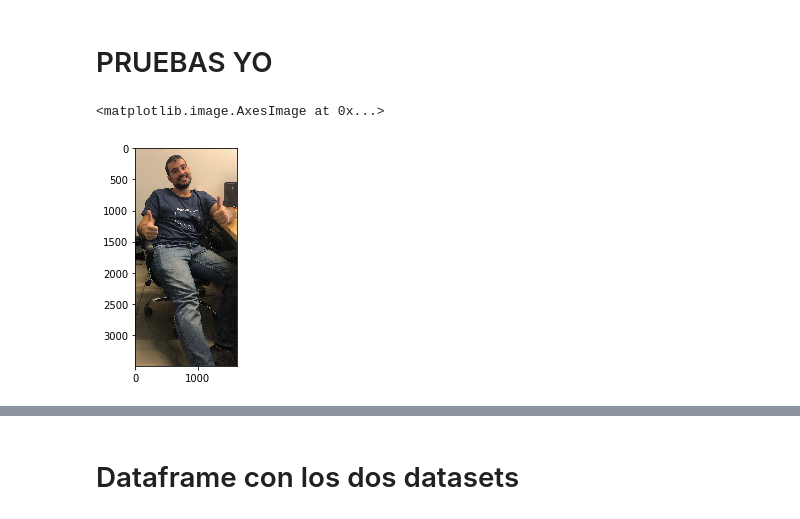
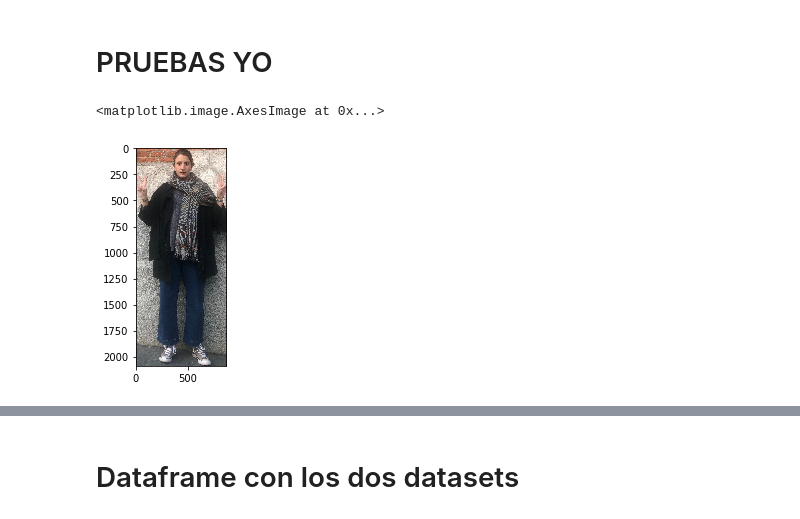
Before and after one commit to isagc/PEOPLE-DETECTING-COUNTING, a Jupyter notebook: no_personas.ipynb, the cells around one changed output, grey strips where cells are left out. Drawn from its saved outputs; the diff is of its cells as text; code cells hidden in the pictures.

```diff
--- a/no_personas.ipynb
+++ b/no_personas.ipynb
@@ -115,10 +116,10 @@ for path in glob.glob('./Imagenes/cropped_nopersonas/*.png'):
 # %% [markdown]
 # PRUEBAS YO
 # %%
-im = cv2.imread('./Imagenes/yo_recortada/IMG_4491.png')
+im = cv2.imread('./Imagenes/yo_recortada/IMG_4490.png')
 im = cv2.cvtColor(im, cv2.COLOR_BGR2RGB)
 plt.imshow(im)
 # %% [output]
 <matplotlib.image.AxesImage at 0x...>
-[figure, old version]
+[figure, new version]
 # %%
```
Also changed, not shown: parts of 5 cells of this notebook, 3 other files.
